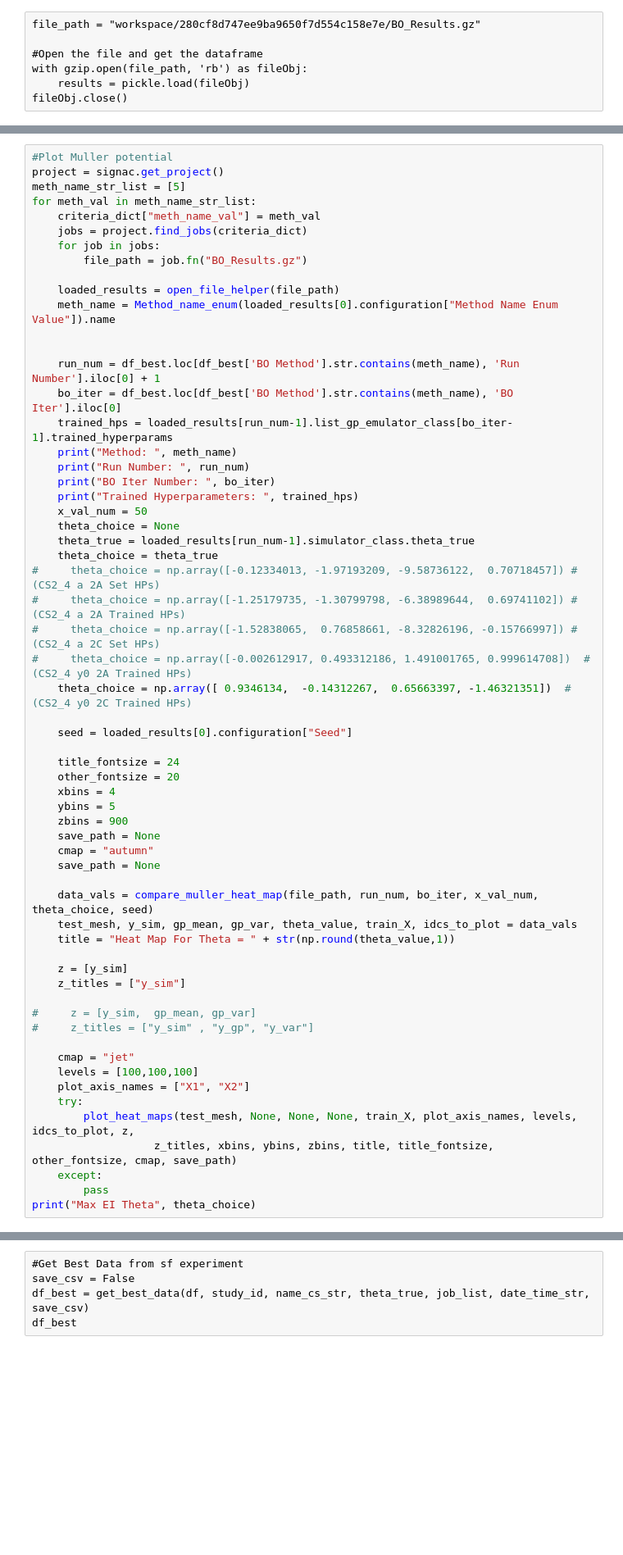
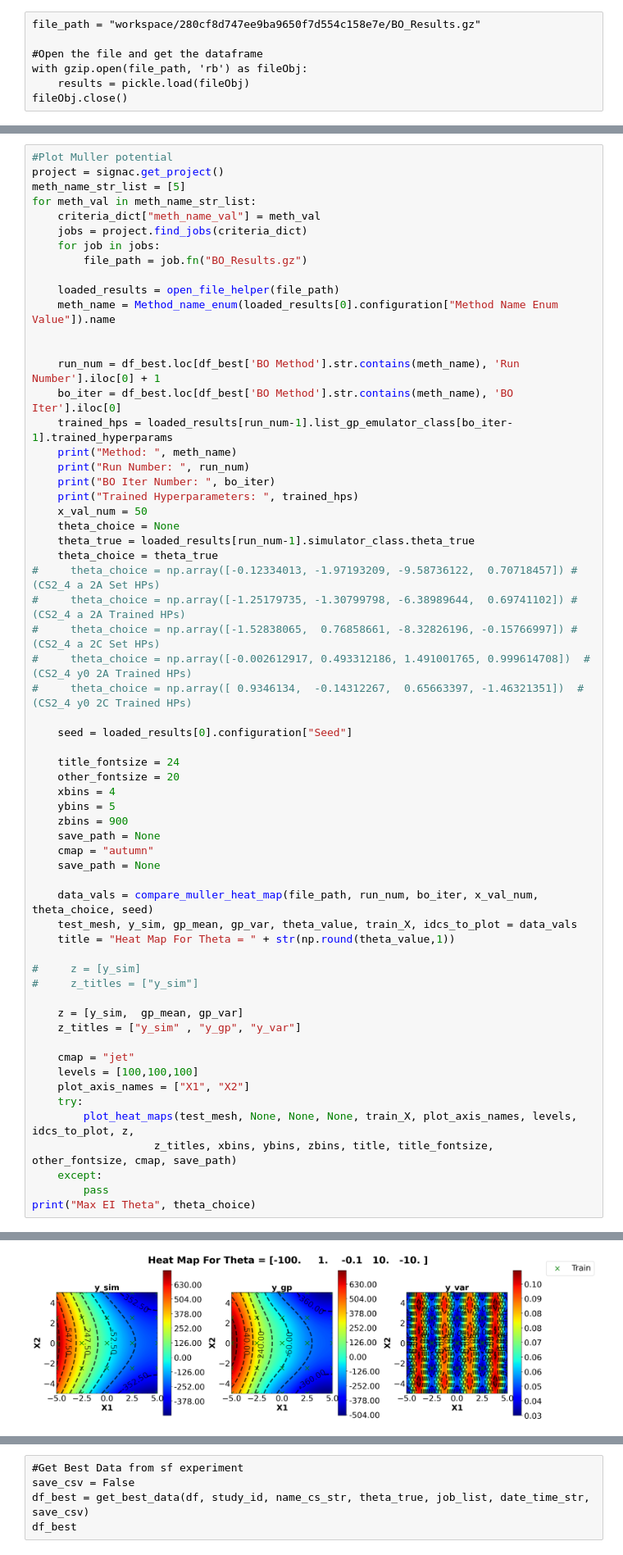
Before and after one commit to dowlinglab/GPBO_Emulators, a Jupyter notebook: experiment_analysis.ipynb, the cells around one changed output, grey strips where cells are left out. Shown at 82% size. Cells and saved outputs as stored; diff of their text form; blank space fills up the shorter version.

```diff
--- a/experiment_analysis.ipynb
+++ b/experiment_analysis.ipynb
@@ -237,7 +250,7 @@ for meth_val in meth_name_str_list:
 #     theta_choice = np.array([-1.25179735, -1.30799798, -6.38989644,  0.69741102]) #(CS2_4 a 2A Trained HPs)
 #     theta_choice = np.array([-1.52838065,  0.76858661, -8.32826196, -0.15766997]) #(CS2_4 a 2C Set HPs)
 #     theta_choice = np.array([-0.002612917, 0.493312186, 1.491001765, 0.999614708])  #(CS2_4 y0 2A Trained HPs)
-    theta_choice = np.array([ 0.9346134,  -0.14312267,  0.65663397, -1.46321351])  #(CS2_4 y0 2C Trained HPs)
+#     theta_choice = np.array([ 0.9346134,  -0.14312267,  0.65663397, -1.46321351])  #(CS2_4 y0 2C Trained HPs)
 
     seed = loaded_results[0].configuration["Seed"]
 
@@ -254,11 +267,11 @@ for meth_val in meth_name_str_list:
     test_mesh, y_sim, gp_mean, gp_var, theta_value, train_X, idcs_to_plot = data_vals
     title = "Heat Map For Theta = " + str(np.round(theta_value,1))
 
-    z = [y_sim]
-    z_titles = ["y_sim"]
+#     z = [y_sim]
+#     z_titles = ["y_sim"]
 
-#     z = [y_sim,  gp_mean, gp_var]
-#     z_titles = ["y_sim" , "y_gp", "y_var"]
+    z = [y_sim,  gp_mean, gp_var]
+    z_titles = ["y_sim" , "y_gp", "y_var"]
 
     cmap = "jet"
     levels = [100,100,100]
@@ -269,3 +282,4 @@ for meth_val in meth_name_str_list:
     except:
         pass
 print("Max EI Theta", theta_choice)
+# %% [output]
@@ -271,0 +291 @@ print("Max EI Theta", theta_choice)
+[figure, added]
```
Also changed, not shown: parts of 6 cells of this notebook, 5 other files.
